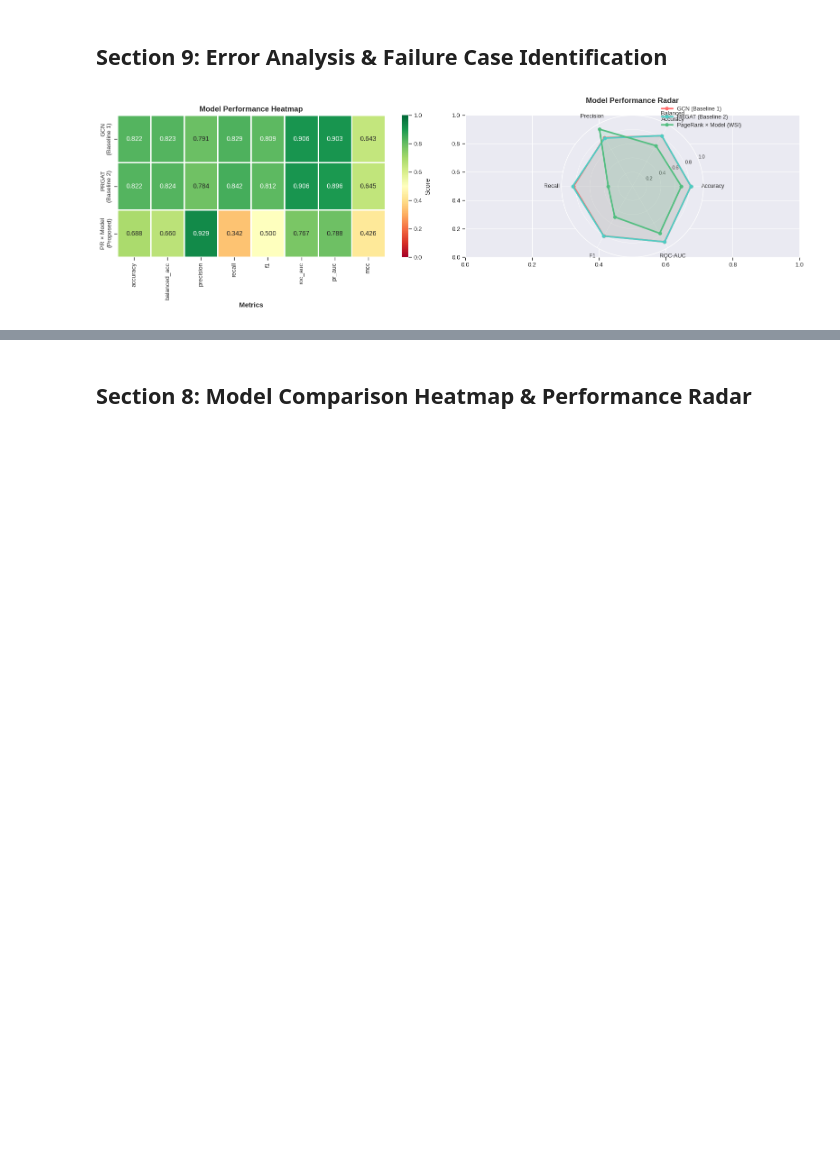
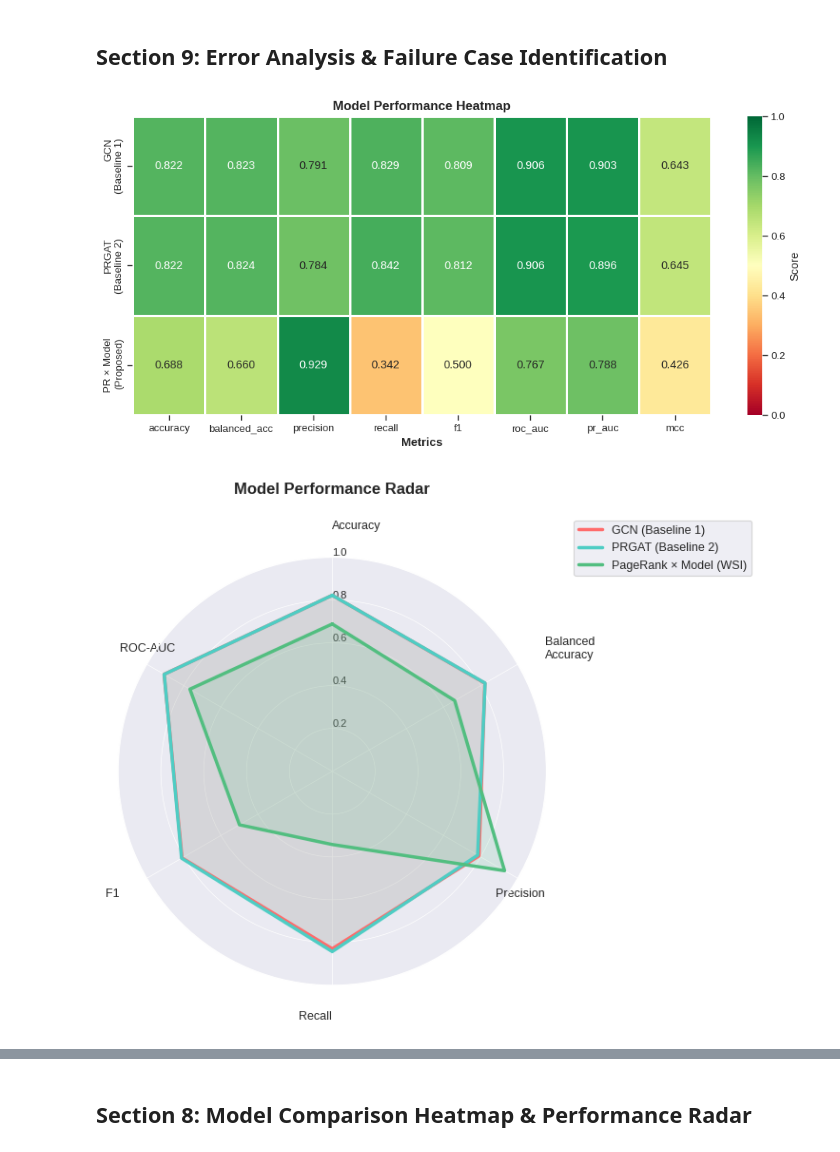
Before and after one commit to sarahfatima1205/OncoPRISM, a Jupyter notebook: onco-code/pagerank/onco-eval.ipynb, the cells around one changed output, grey strips where cells are left out. Drawn from its saved outputs; the diff is of its cells as text; code cells hidden in the pictures; blank space fills up the shorter version.

```diff
--- a/onco-code/pagerank/onco-eval.ipynb
+++ b/onco-code/pagerank/onco-eval.ipynb
@@ -336,60 +336,96 @@ PRGAT (Baseline 2):
 # %% [markdown]
 ## Section 9: Error Analysis & Failure Case Identification
 # %%
-fig, axes = plt.subplots(1, 2, figsize=(16, 5))
+# Color palette for consistency (used in later cells too)
+colors = {
+    'GCN': '#FF6B6B',
+    'PRGAT': '#4ECDC4',
+    'PageRank Only': '#F7DC6F',
+    'Model Only': '#BB8FCE',
+    'PR × Model': '#52BE80'
+}
 
-# ===== HEATMAP =====
+# ===== FIGURE 1: HEATMAP =====
+fig_heat, ax_heat = plt.subplots(figsize=(10, 4.8))
+
 heatmap_metrics = ['accuracy', 'balanced_acc', 'precision', 'recall', 'f1', 'roc_auc', 'pr_auc', 'mcc']
-heatmap_data = comparison_df.loc[['GCN (Baseline 1)', 'PRGAT (Baseline 2)', 'PageRank × Model (WSI)'], heatmap_metrics].values
+heatmap_data = comparison_df.loc[
+    ['GCN (Baseline 1)', 'PRGAT (Baseline 2)', 'PageRank × Model (WSI)'],
+    heatmap_metrics
+].values
 
-sns.heatmap(heatmap_data,
-            xticklabels=heatmap_metrics,
-            yticklabels=['GCN\n(Baseline 1)', 'PRGAT\n(Baseline 2)', 'PR × Model\n(Proposed)'],
-            annot=True, fmt='.3f', cmap='RdYlGn', vmin=0, vmax=1, ax=axes[0],
-            cbar_kws={'label': 'Score'}, linewidths=1, linecolor='white')
-axes[0].set_title('Model Performance Heatmap', fontsize=12, fontweight='bold')
-axes[0].set_xlabel('Metrics', fontsize=11, fontweight='bold')
+sns.heatmap(
+    heatmap_data,
+    xticklabels=heatmap_metrics,
+    yticklabels=['GCN\n(Baseline 1)', 'PRGAT\n(Baseline 2)', 'PR × Model\n(Proposed)'],
+    annot=True, fmt='.3f', cmap='RdYlGn', vmin=0, vmax=1, ax=ax_heat,
+    cbar_kws={'label': 'Score'}, linewidths=1, linecolor='white'
+)
+ax_heat.set_title('Model Performance Heatmap', fontsize=12, fontweight='bold')
+ax_heat.set_xlabel('Metrics', fontsize=11, fontweight='bold')
 
-# ===== Radar/Spider Chart =====
+plt.tight_layout()
+plt.savefig(ONCO_CODE / 'model_comparison_heatmap.png', dpi=300, bbox_inches='tight')
+plt.show()
+
+# ===== FIGURE 2: RADAR/SPIDER =====
 from math import pi
+
+fig_radar, ax_radar = plt.subplots(figsize=(7, 6), subplot_kw={'projection': 'polar'})
 
 categories = ['Accuracy', 'Balanced\nAccuracy', 'Precision', 'Recall', 'F1', 'ROC-AUC']
 N = len(categories)
-
-angles = [n / float(N) * 2 * pi for n in range(N)]
+angles = np.linspace(0, 2 * pi, N, endpoint=False).tolist()
 angles += angles[:1]
 
-ax_radar = plt.subplot(122, projection='polar')
+ax_radar.set_theta_offset(pi / 2)
+ax_radar.set_theta_direction(-1)
 
-for model_name, color in [('GCN (Baseline 1)', colors['GCN']),
-                           ('PRGAT (Baseline 2)', colors['PRGAT']),
-                           ('PageRank × Model (WSI)', colors['PR × Model'])]:
+for model_name, color in [
+    ('GCN (Baseline 1)', colors['GCN']),
+    ('PRGAT (Baseline 2)', colors['PRGAT']),
+    ('PageRank × Model (WSI)', colors['PR × Model'])
+]:
     values = [
         comparison_df.loc[model_name, 'accuracy'],
         comparison_df.loc[model_name, 'balanced_acc'],
         comparison_df.loc[model_name, 'precision'],
         comparison_df.loc[model_name, 'recall'],
         comparison_df.loc[model_name, 'f1'],
         comparison_df.loc[model_name, 'roc_auc'],
     ]
     values += values[:1]
 
-    ax_radar.plot(angles, values, 'o-', linewidth=2.5, label=model_name, color=color)
+    ax_radar.plot(angles, values, linewidth=2.5, label=model_name, color=color)
     ax_radar.fill(angles, values, alpha=0.15, color=color)
 
 ax_radar.set_xticks(angles[:-1])
 ax_radar.set_xticklabels(categories, fontsize=9)
+ax_radar.tick_params(axis='x', pad=12)
+
+for lbl, ang in zip(ax_radar.get_xticklabels(), angles[:-1]):
+    deg = np.degrees(ang)
+    if 90 < deg < 270:
+        lbl.set_horizontalalignment('right')
+    elif deg in (90, 270):
+        lbl.set_horizontalalignment('center')
+    else:
+        lbl.set_horizontalalignment('left')
+
 ax_radar.set_ylim(0, 1)
 ax_radar.set_yticks([0.2, 0.4, 0.6, 0.8, 1.0])
 ax_radar.set_yticklabels(['0.2', '0.4', '0.6', '0.8', '1.0'], fontsize=8)
+ax_radar.set_rlabel_position(0)
 ax_radar.grid(True, linewidth=0.5)
-ax_radar.legend(loc='upper right', bbox_to_anchor=(1.3, 1.1), fontsize=9)
+ax_radar.legend(loc='upper left', bbox_to_anchor=(1.05, 1.1), fontsize=9, frameon=True)
 ax_radar.set_title('Model Performance Radar', fontsize=12, fontweight='bold', pad=20)
 
 plt.tight_layout()
 plt.savefig(ONCO_CODE / 'model_comparison_radar.png', dpi=300, bbox_inches='tight')
 plt.show()
 
-print("\n✓ Model comparison heatmap and radar charts saved")
+print("\n✓ Saved: model_comparison_heatmap.png")
+print("✓ Saved: model_comparison_radar.png")
 # %% [output]
-[figure, old version]
+[figure, new version]
+[figure, added]
```
Also changed, not shown: parts of 1 cell of this notebook, 2 other files.
